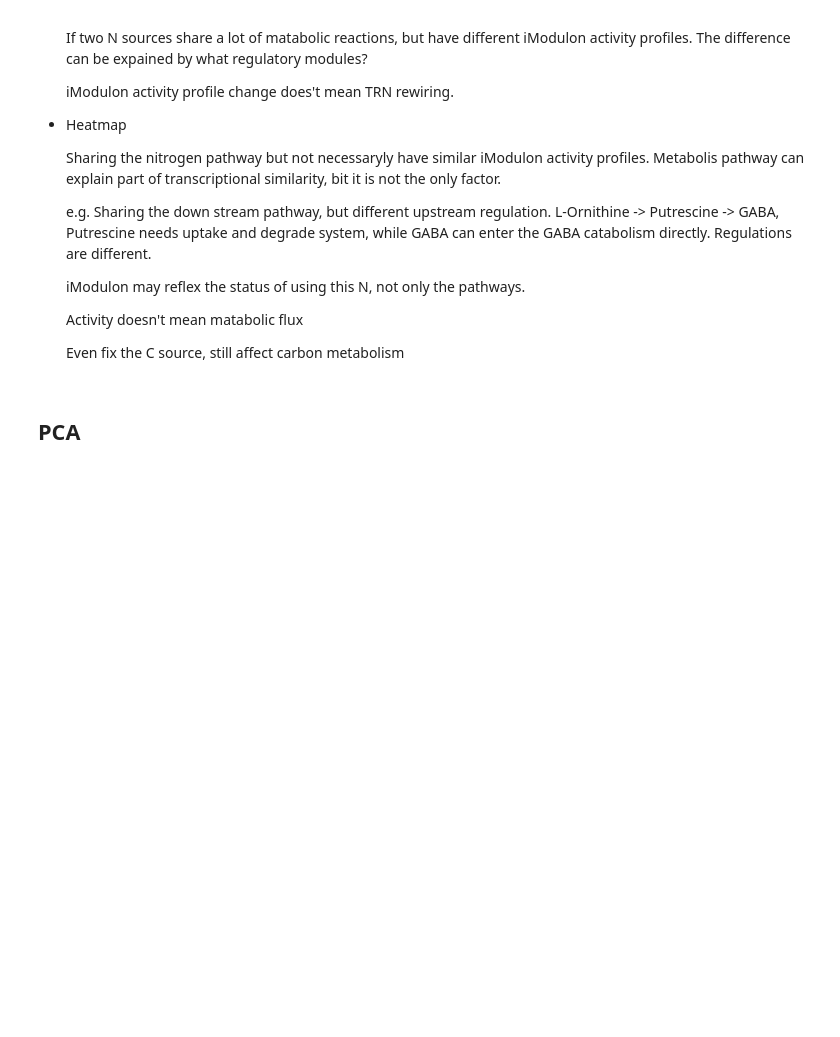
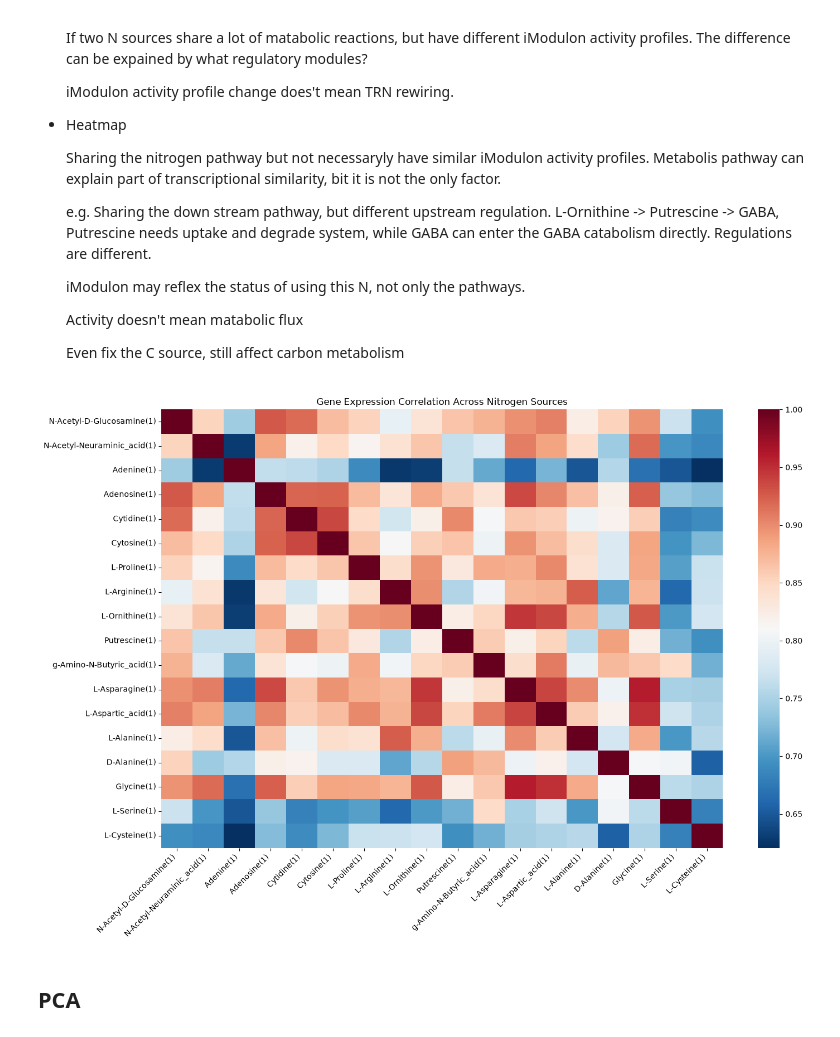
Before and after one commit to evasiliou/Integrative-Bioinformatics-Project-2026, a Jupyter notebook: gene_expression_nitrogen_environment.ipynb, the cells around one changed output. Drawn from its saved outputs; the diff is of its cells as text; code cells hidden in the pictures; blank space fills up the shorter version.

Commit message:
+heatmap of gene expression

```diff
--- a/gene_expression_nitrogen_environment.ipynb
+++ b/gene_expression_nitrogen_environment.ipynb
@@ -99,6 +99,41 @@ nitrogen_df = samples[
     (samples["project"] == "SNPv1")
     & (samples["condition"].str.startswith(("Glucose_", "D-Glucose_"), na=False))
 ].copy()
+nitrogen_tpm = filter_tpm_by_metadata(nitrogen_df)
+# %%
+# unique_identifier -> nitrogen_source
+nitrogen_map = samples.set_index("unique_identifier")["Nitrogen Source (g/L)"]
+tpm_N = nitrogen_tpm.loc[:, nitrogen_tpm.columns.isin(nitrogen_map.dropna().index)]
+tpm_N = tpm_N.rename(columns=nitrogen_map)
+tpm_N_mean = tpm_N.T.groupby(level=0).mean().T
+# %%
+nitrogen_order = ["N-Acetyl-D-Glucosamine(1)", "N-Acetyl-Neuraminic_acid(1)", "Adenine(1)", "Adenosine(1)", "Cytidine(1)", "Cytosine(1)", "L-Proline(1)", "L-Arginine(1)", "L-Ornithine(1)", "Putrescine(1)", "g-Amino-N-Butyric_acid(1)","L-Asparagine(1)", "L-Aspartic_acid(1)","L-Alanine(1)", "D-Alanine(1)","Glycine(1)", "L-Serine(1)", "L-Cysteine(1)"]
+# %%
+# gene expression heatmap of nitrogen
+import seaborn as sns
+import matplotlib.pyplot as plt
+
+corr_matrix = tpm_N_mean.corr(method="pearson")
+
+corr_matrix = corr_matrix.reindex(
+    index=nitrogen_order,
+    columns=nitrogen_order
+)
+
+plt.figure(figsize=(15, 10))
+
+sns.heatmap(
+    corr_matrix,
+    cmap="RdBu_r"
+)
+
+plt.title("Gene Expression Correlation Across Nitrogen Sources")
+plt.xticks(rotation=45, ha="right")
+plt.yticks(rotation=0)
+plt.tight_layout()
+plt.show()
+# %% [output]
+[figure, added]
 # %% [markdown]
 ## PCA
 # %%
```
Also changed, not shown: parts of 13 cells of this notebook.
